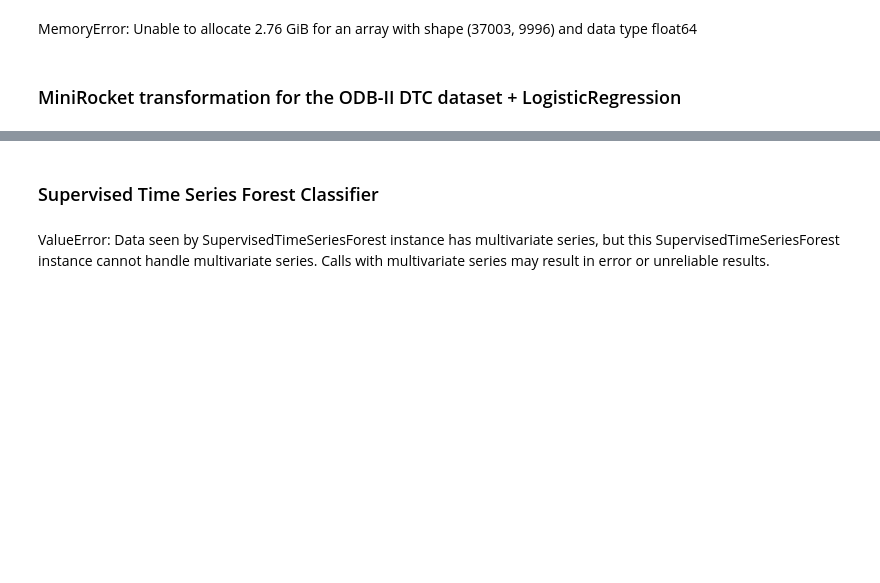
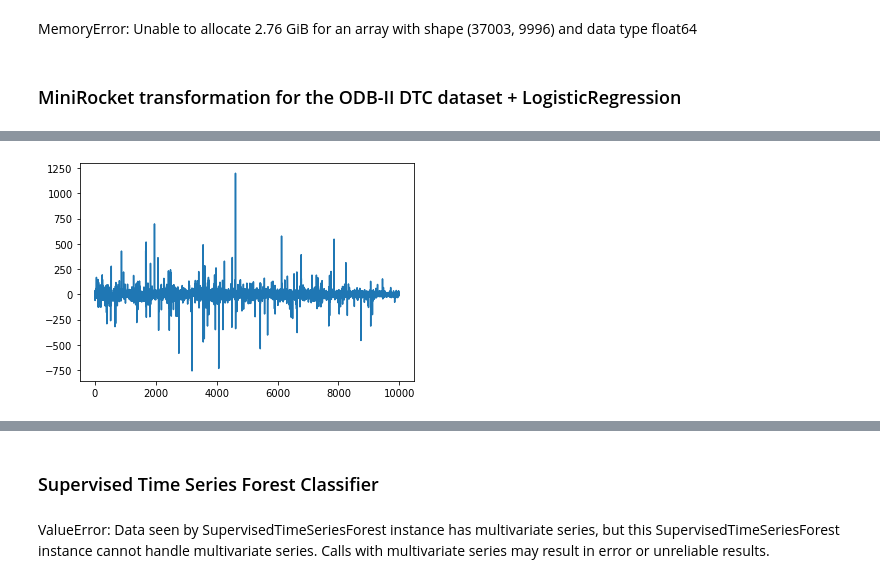
Before and after one commit to shamilnabiyev/automl-time-series, a Jupyter notebook: notebooks/odb-2-dtc-model-training.ipynb, the cells around one changed output, grey strips where cells are left out. Saved outputs shown, nothing was run; the diff lists cells and outputs as text; code cells hidden in the pictures; blank space fills up the shorter version.

Commit message:
Added a working example of MiniRocket + LinearDiscriminantAnalysis

```diff
--- a/notebooks/odb-2-dtc-model-training.ipynb
+++ b/notebooks/odb-2-dtc-model-training.ipynb
@@ -181,0 +191,5 @@ MemoryError: Unable to allocate 2.76 GiB for an array with shape (37003, 9996) a
+# %%
+%%time
+
+lda = LinearDiscriminantAnalysis(solver="lsqr", shrinkage="auto")
+lda.fit(X_train_transform, y_train)
@@ -181,0 +200,7 @@ MemoryError: Unable to allocate 2.76 GiB for an array with shape (37003, 9996) a
+# %%
+plt.plot(X_train_transform.columns, lda.coef_[0])
+plt.show()
+
+# pd.DataFrame(lda.coef_[0]).describe()
+# %% [output]
+[figure, added]
```
Also changed, not shown: parts of 13 cells of this notebook.
